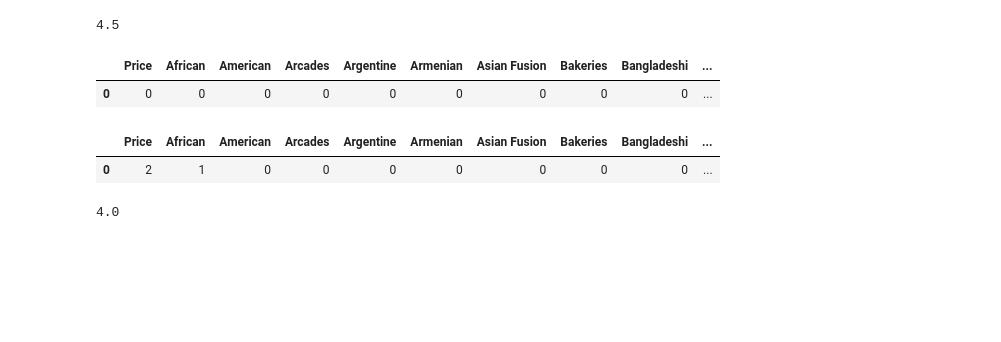
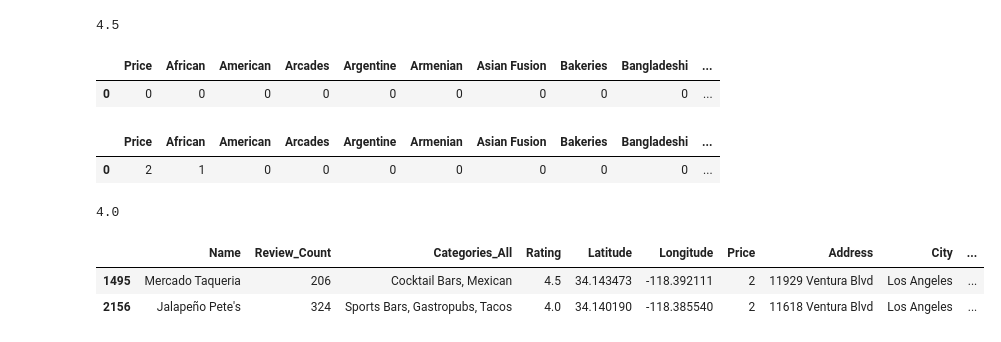
Before and after one commit to hmzskr/Project_3, a Jupyter notebook: Project3.ipynb, the cells around one changed output. Saved outputs shown, nothing was run; the diff lists cells and outputs as text; code cells hidden in the pictures; blank space fills up the shorter version.

```diff
--- a/Project3.ipynb
+++ b/Project3.ipynb
@@ -420,8 +421,9 @@ user_df
 |  | Price | African | American | Arcades | Argentine | Armenian | Asian Fusion | Bakeries | Bangladeshi | ... |
 | 0 | 0 | 0 | 0 | 0 | 0 | 0 | 0 | 0 | 0 | ... |
 # %%
+# Inputs from user
 user_zipcode = '91604'
-user_categories = ['African', 'Bars']
+user_categories = ['Mexican', 'Bars']
 user_price = 2
 # %%
 user_df.Price = 2
@@ -443,2 +448,11 @@ user_prediction[0]
 # %% [output]
 4.0
+# %%
+map_df_display = map_df[(map_df.Zip_Code == user_zipcode) & (map_df.Categories_All.str.contains('|'.join(user_categories)))]
+# %%
+# df to create geoJSON for Leaflet map
+map_df_display
+# %% [output]
+|  | Name | Review_Count | Categories_All | Rating | Latitude | Longitude | Price | Address | City | ... |
+| 1495 | Mercado Taqueria | 206 | Cocktail Bars, Mexican | 4.5 | 34.143473 | -118.392111 | 2 | 11929 Ventura Blvd | Los Angeles | ... |
+| 2156 | Jalapeño Pete's | 324 | Sports Bars, Gastropubs, Tacos | 4.0 | 34.140190 | -118.385540 | 2 | 11618 Ventura Blvd | Los Angeles | ... |
```
Also changed, not shown: parts of 2 cells of this notebook.
